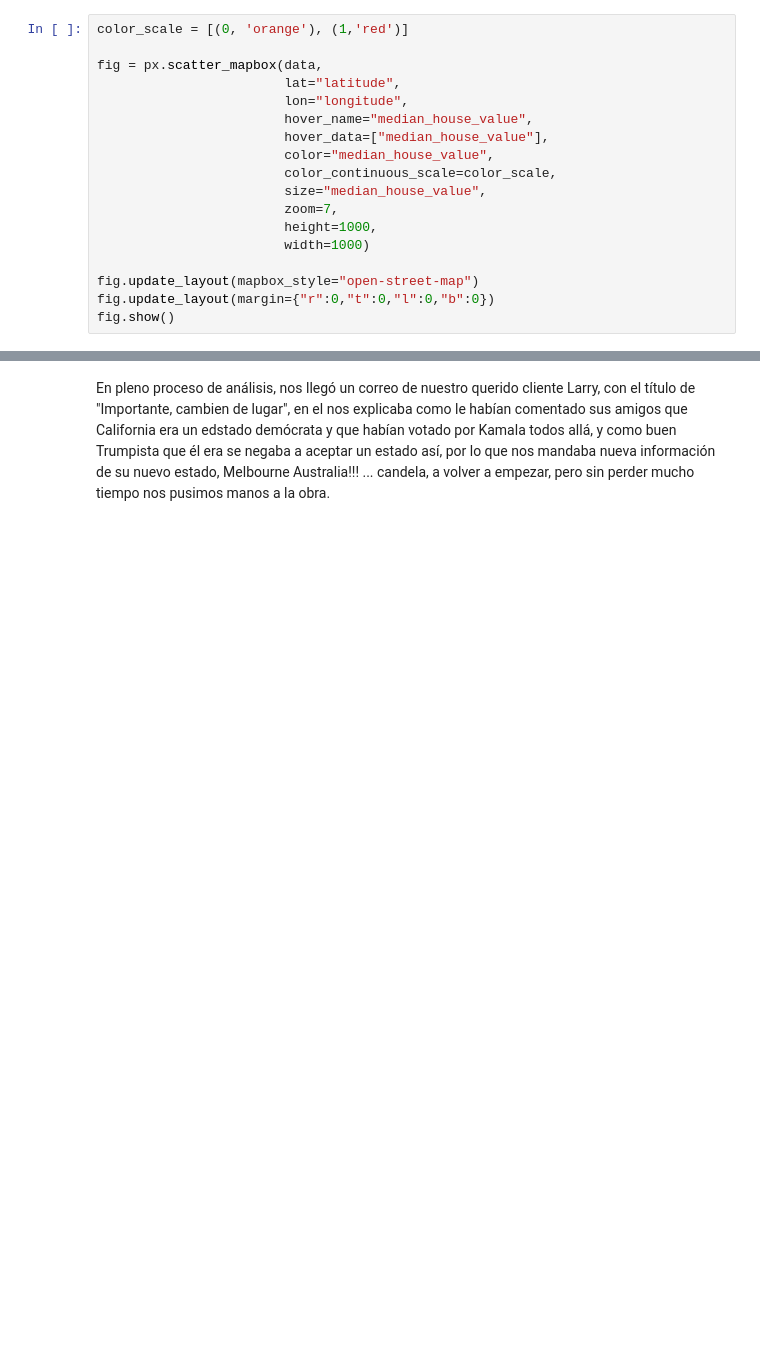
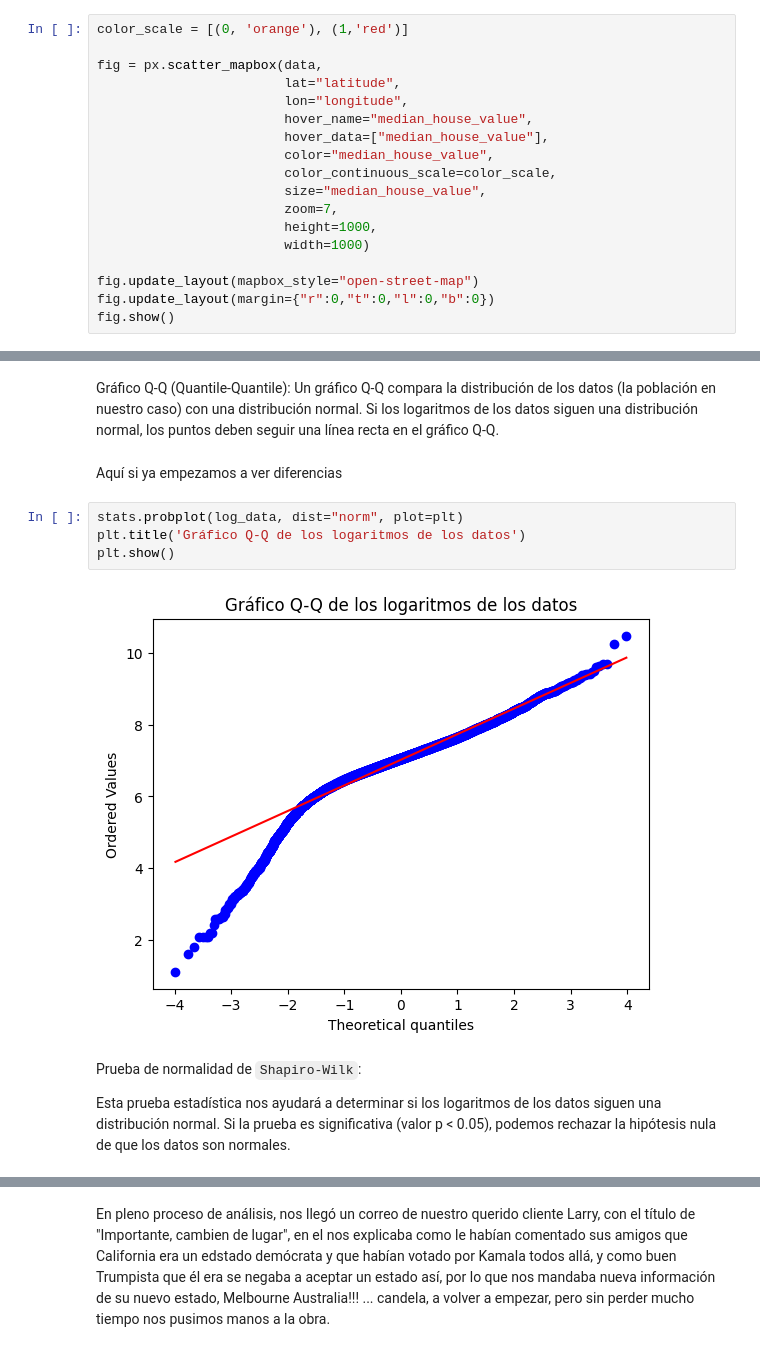
Before and after one commit to theleywin/Statistics-Final-Project, a Jupyter notebook: explore_California.ipynb, the cells around one changed output, grey strips where cells are left out. Cells and saved outputs as stored; diff of their text form; blank space fills up the shorter version.

```diff
--- a/explore_California.ipynb
+++ b/explore_California.ipynb
@@ -195,0 +219,14 @@ fig.show()
+# %% [markdown]
+Gráfico Q-Q (Quantile-Quantile): Un gráfico Q-Q compara la distribución de los datos (la población en nuestro caso) con una distribución normal. Si los logaritmos de los datos siguen una distribución normal, los puntos deben seguir una línea recta en el gráfico Q-Q.
+# %% [markdown]
+Aquí si ya empezamos a ver diferencias
+# %%
+stats.probplot(log_data, dist="norm", plot=plt)
+plt.title('Gráfico Q-Q de los logaritmos de los datos')
+plt.show()
+# %% [output]
+[figure, added]
+# %% [markdown]
+Prueba de normalidad de `Shapiro-Wilk`:
+
+ Esta prueba estadística nos ayudará a determinar si los logaritmos de los datos siguen una distribución normal. Si la prueba es significativa (valor p < 0.05), podemos rechazar la hipótesis nula de que los datos son normales.
```
Also changed, not shown: parts of 11 cells of this notebook, 1 other file.
